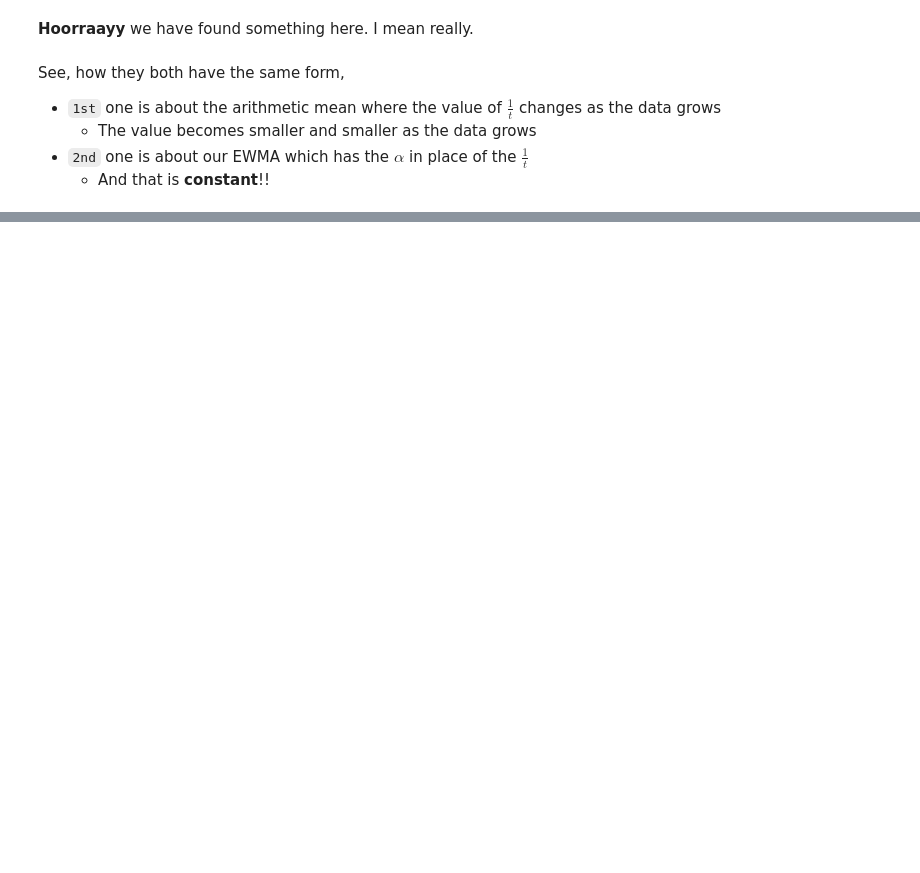
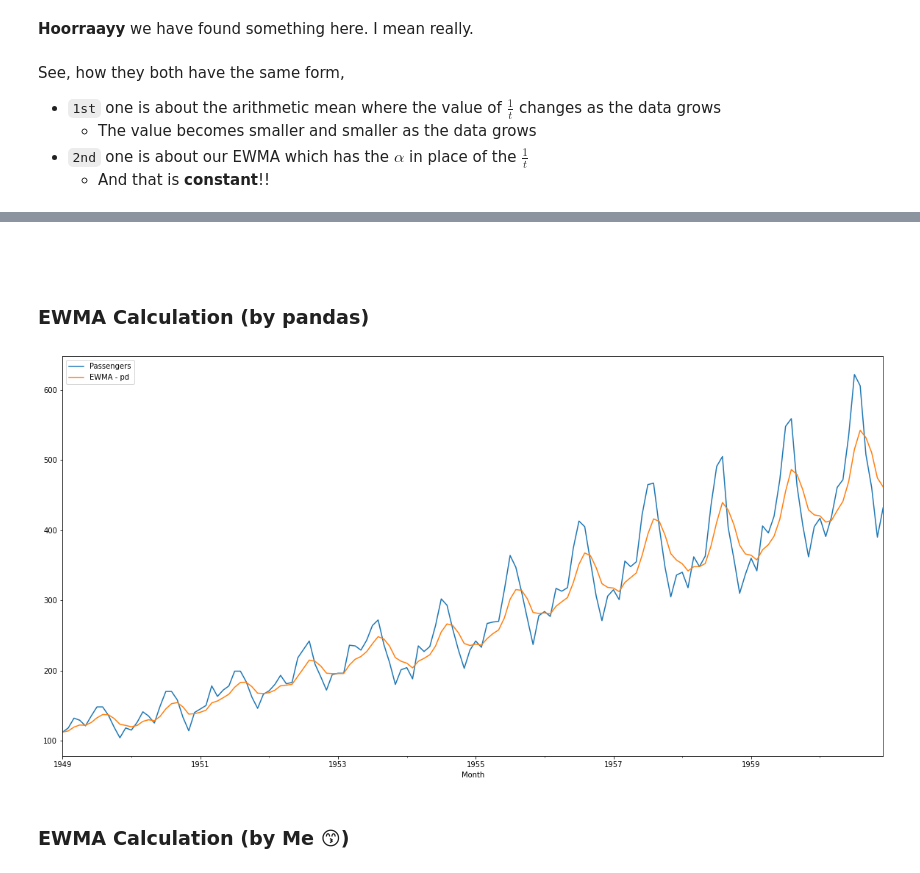
Before and after one commit to AayushSameerShah/TimeSeries-Forecasting, a Jupyter notebook: 2. Exponential Smoothing and ETS/3. EWMA.ipynb, the cells around one changed output, grey strips where cells are left out. Drawn from its saved outputs; the diff is of its cells as text; code cells hidden in the pictures; blank space fills up the shorter version.

Commit message:
EWMA completed

```diff
--- a/2. Exponential Smoothing and ETS/3. EWMA.ipynb
+++ b/2. Exponential Smoothing and ETS/3. EWMA.ipynb
@@ -166,0 +244,14 @@ The claim looks ***flipped*** isn't it?
+# %% [markdown]
+#####
+# %% [markdown]
+### EWMA Calculation (by pandas)
+# %%
+# Gives less weight to the new points (smoother curve)
+alpha = 0.3
+# %%
+passengers["EWMA - pd"] = passengers["Passengers"].ewm(alpha=alpha, adjust=False).mean()
+passengers.plot();
+# %% [output]
+[figure, added]
+# %% [markdown]
+### EWMA Calculation (by Me 😙)
```
Also changed, not shown: parts of 25 cells of this notebook.
